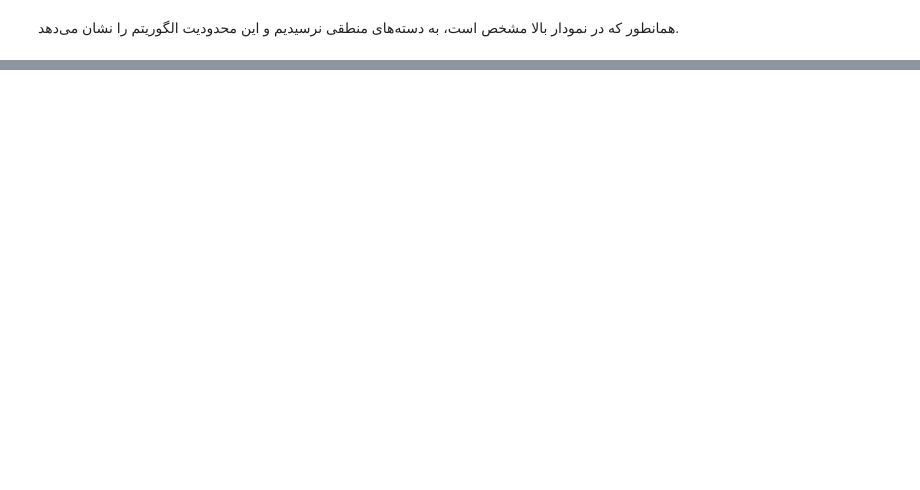
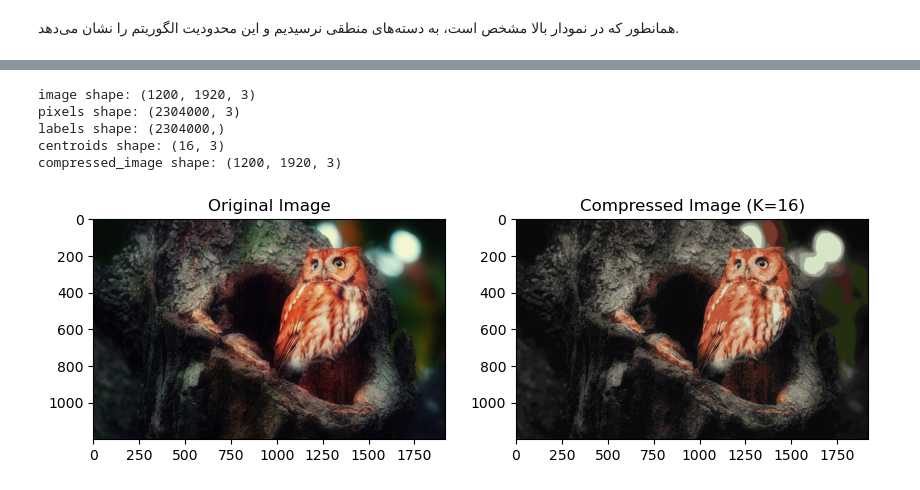
Before and after one commit to mmahdin/Computational-Intelligence-EE-AUT, a Jupyter notebook: lab/4/main.ipynb, the cells around one changed output, grey strips where cells are left out. Saved outputs shown, nothing was run; the diff lists cells and outputs as text; code cells hidden in the pictures; blank space fills up the shorter version.

Commit message:
lab4 -> compresse image using kmeans

```diff
--- a/lab/4/main.ipynb
+++ b/lab/4/main.ipynb
@@ -232,0 +262,42 @@ k=14, Total Error=0.01
+# %%
+# Load the image
+image = imread('OwlPic.jpg')
+print(f"image shape: {image.shape}")
+
+# Reshape the image to a 2D array of pixels
+pixels = image.reshape(-1, 3)
+print(f"pixels shape: {pixels.shape}")
+
+# Run the K-Means algorithm on the pixel data with k=16
+k = 16
+centroids, labels = k_means(pixels, k)
+print(f"labels shape: {labels.shape}")
+print(f"centroids shape: {centroids.shape}")
+
+# Replace each pixel with the corresponding cluster center
+compressed_image = centroids[labels].reshape(image.shape)
+print(f"compressed_image shape: {compressed_image.shape}")
+
+imsave('compressed_image.jpg', compressed_image.astype(np.uint8))
+
+# Plot the original and compressed images for comparison
+plt.figure(figsize=(10, 5))
+
+# Original image
+plt.subplot(1, 2, 1)
+plt.imshow(image)
+plt.title('Original Image')
+
+# Compressed image
+plt.subplot(1, 2, 2)
+plt.imshow(compressed_image.astype(np.uint8))
+plt.title('Compressed Image (K=16)')
+
+plt.show()
+# %% [output]
+image shape: (1200, 1920, 3)
+pixels shape: (2304000, 3)
+labels shape: (2304000,)
+centroids shape: (16, 3)
+compressed_image shape: (1200, 1920, 3)
+[figure, added]
```
Also changed, not shown: parts of 6 cells of this notebook, 5 other files.
